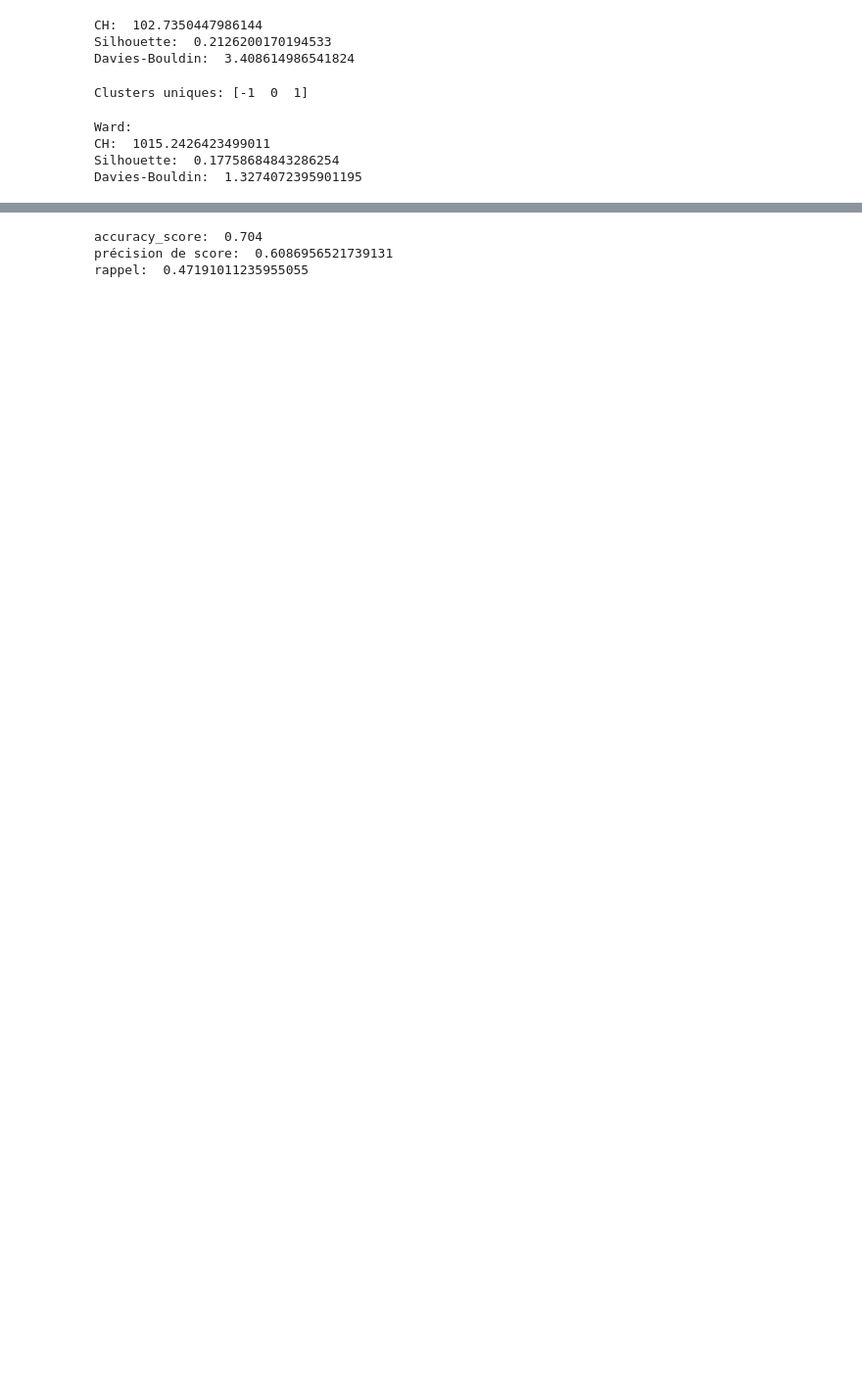
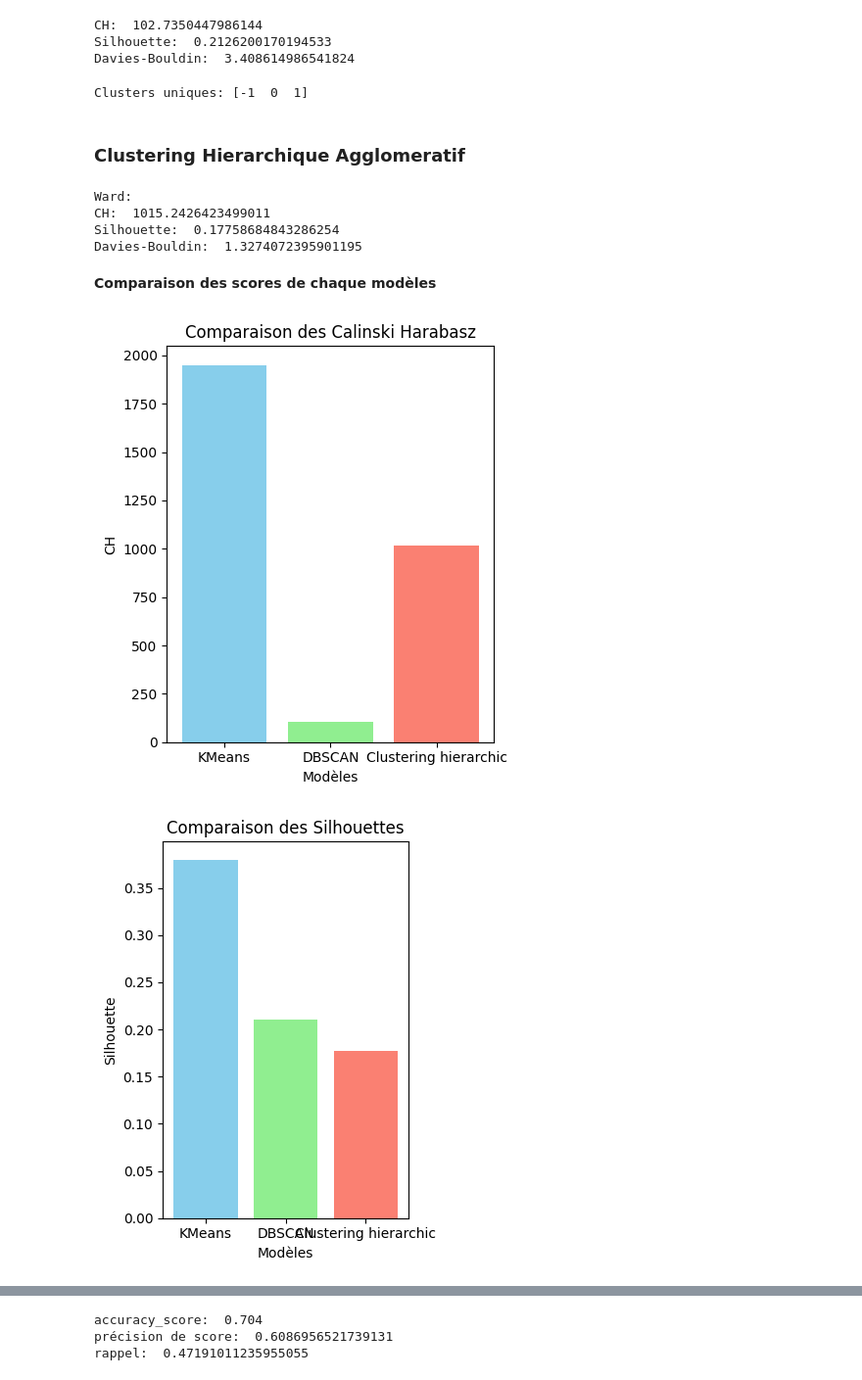
Before and after one commit to 2675781-creator/UA3ProjetPerformanceAcademiqueEtudiants, a Jupyter notebook: notebooks/projet_UA3.ipynb, the cells around one changed output, grey strips where cells are left out. Shown: that part at 98% size. Cells and saved outputs as stored; diff of their text form; code cells hidden in the pictures; blank space fills up the shorter version.

```diff
--- a/notebooks/projet_UA3.ipynb
+++ b/notebooks/projet_UA3.ipynb
@@ -1032,6 +1066,8 @@ Davies-Bouldin:  3.408614986541824
 print("Clusters uniques:", np.unique(pred_db))
 # %% [output]
 Clusters uniques: [-1  0  1]
+# %% [markdown]
+### **Clustering Hierarchique Agglomeratif**
 # %%
 # Clustering hiérarchique agglomératif
 ward=AgglomerativeClustering(n_clusters=k, linkage='ward')
@@ -1046,3 +1082,48 @@ Ward:
 CH:  1015.2426423499011
 Silhouette:  0.17758684843286254
 Davies-Bouldin:  1.3274072395901195
+# %% [markdown]
+**Comparaison des scores de chaque modèles**
+# %%
+models = ["KMeans", "DBSCAN", "Clustering hierarchic"]
+CH = [1950.76, 102.73,  1015.24]
+silhouette = [0.380, 0.21, 0.177]
+DB = [0.753, 3.40, 1.32]
+
+
+# Bar chart pour Calinski Harabasz
+
+plt.figure(figsize=(8,5))
+
+plt.subplot(1,2,1)
+plt.bar(models, CH, color=['skyblue', 'lightgreen', 'salmon'])
+plt.xlabel('Modèles')
+plt.ylabel('CH')
+plt.title('Comparaison des Calinski Harabasz')
+
+plt.tight_layout()
+plt.show()
+
+
+# Bar chart pour Silhouettes
+plt.subplot(1,2,2)
+plt.bar(models, silhouette, color=['skyblue', 'lightgreen', 'salmon'])
+plt.xlabel('Modèles')
+plt.ylabel('Silhouette')
+plt.title('Comparaison des Silhouettes')
+
+plt.tight_layout()
+plt.show()
+
+# Bar chart pour Davies-Bouldin
+plt.subplot(1,2,2)
+plt.bar(models, DB, color=['skyblue', 'lightgreen', 'salmon'])
+plt.xlabel('Modèles')
+plt.ylabel('DB')
+plt.title('Comparaison des Davies-Bouldin')
+
+plt.tight_layout()
+plt.show()
+# %% [output]
+[figure, added]
+[figure, added]
```
Also changed, not shown: parts of 17 cells of this notebook, 1 other file.
